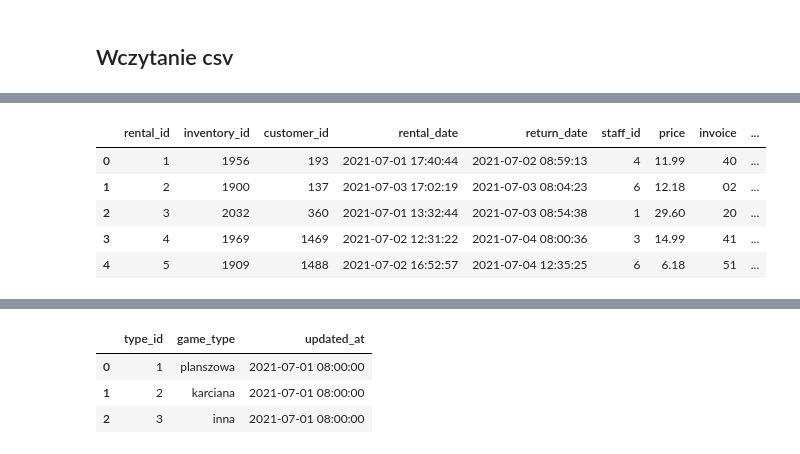
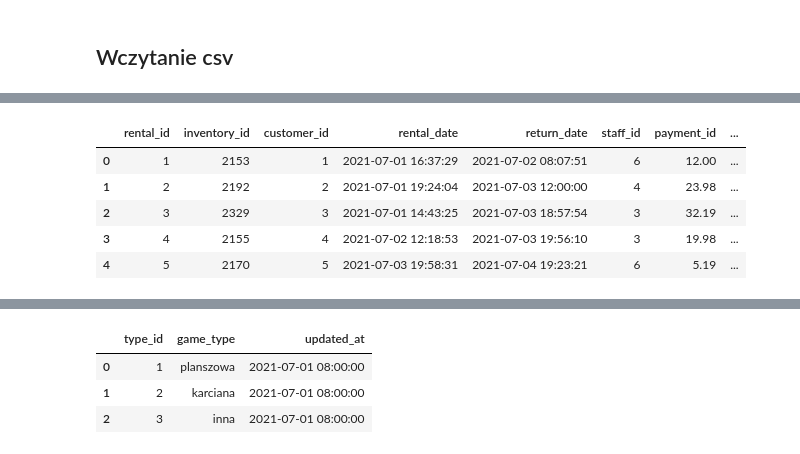
Before and after one commit to o-Mateo-o/geeks-and-dragons-db, a Jupyter notebook: notebooks/attempts/gen.ipynb, the cells around one changed output, grey strips where cells are left out. Saved outputs shown, nothing was run; the diff lists cells and outputs as text; code cells hidden in the pictures.

```diff
--- a/notebooks/attempts/gen.ipynb
+++ b/notebooks/attempts/gen.ipynb
@@ -578,2 +137,0 @@ partners
-# %%
-customers = pd.DataFrame({"customer_id": [*range(1, customers_number)]})
@@ -1546,3 +137,0 @@ def customers_drop():
-# %%
-customers = customers_drop()
-customers
@@ -1954,0 +1551,36 @@ game_prices
+# %%
+prompt_dates = gen_prompt_dates()
+prompt_hours = gen_prompt_hours()
+prepar_prompt_games()
+staff = gen_staff()
+prompt_staff_shifts = gen_prompt_staff_shifts()
+relationships = gen_realtionships()
+partners = gen_partners()
+customers = pd.DataFrame({"customer_id": [*range(1, config['customers_number'] + 1)]})
+maintenance_expenses = gen_maintenance_expenses()
+expense_types = gen_expense_types()
+expense_titles = gen_expense_titles()
+tournaments = gen_tournaments()
+participations = gen_participations()
+inventory = gen_inventory()
+game_prices = gen_game_prices()
+sales = gen_sales()
+rental = gen_rental()
+games = gen_games()
+game_categories = gen_game_categories()
+game_types = gen_game_types()
+customers = gen_real_customers()
+city = gen_cities()
+working_payments = _gen_working_payments()
+invoices = gen_invoices()
+payments = gen_payments()
+participations_cleaning()
+tournaments_cleaning()
+rental_cleaning()
+customers_cleaning()
+inventory_cleaning()
+staff_cleaning()
+invoices_cleaning()
+maintenance_expenses_cleaning()
+sales_cleaning()
+games_cleaning()
@@ -1991,12 +1625,12 @@ tournaments.head()
 # %%
-rentals.head()
+rental.head()
 # %% [output]
-|  | rental_id | inventory_id | customer_id | rental_date | return_date | staff_id | price | invoice | ... |
-| 0 | 1 | 1956 | 193 | 2021-07-01 17:40:44 | 2021-07-02 08:59:13 | 4 | 11.99 | 40 | ... |
-| 1 | 2 | 1900 | 137 | 2021-07-03 17:02:19 | 2021-07-03 08:04:23 | 6 | 12.18 | 02 | ... |
-| 2 | 3 | 2032 | 360 | 2021-07-01 13:32:44 | 2021-07-03 08:54:38 | 1 | 29.60 | 20 | ... |
-| 3 | 4 | 1969 | 1469 | 2021-07-02 12:31:22 | 2021-07-04 08:00:36 | 3 | 14.99 | 41 | ... |
-| 4 | 5 | 1909 | 1488 | 2021-07-02 16:52:57 | 2021-07-04 12:35:25 | 6 | 6.18 | 51 | ... |
+|  | rental_id | inventory_id | customer_id | rental_date | return_date | staff_id | payment_id | ... |
+| 0 | 1 | 2153 | 1 | 2021-07-01 16:37:29 | 2021-07-02 08:07:51 | 6 | 12.00 | ... |
+| 1 | 2 | 2192 | 2 | 2021-07-01 19:24:04 | 2021-07-03 12:00:00 | 4 | 23.98 | ... |
+| 2 | 3 | 2329 | 3 | 2021-07-01 14:43:25 | 2021-07-03 18:57:54 | 3 | 32.19 | ... |
+| 3 | 4 | 2155 | 4 | 2021-07-02 12:18:53 | 2021-07-03 19:56:10 | 3 | 19.98 | ... |
+| 4 | 5 | 2170 | 5 | 2021-07-03 19:58:31 | 2021-07-04 19:23:21 | 6 | 5.19 | ... |
 # %%
 inventory.head()
 # %% [output]
```
Also changed, not shown: parts of 113 cells of this notebook, 8 other files.
